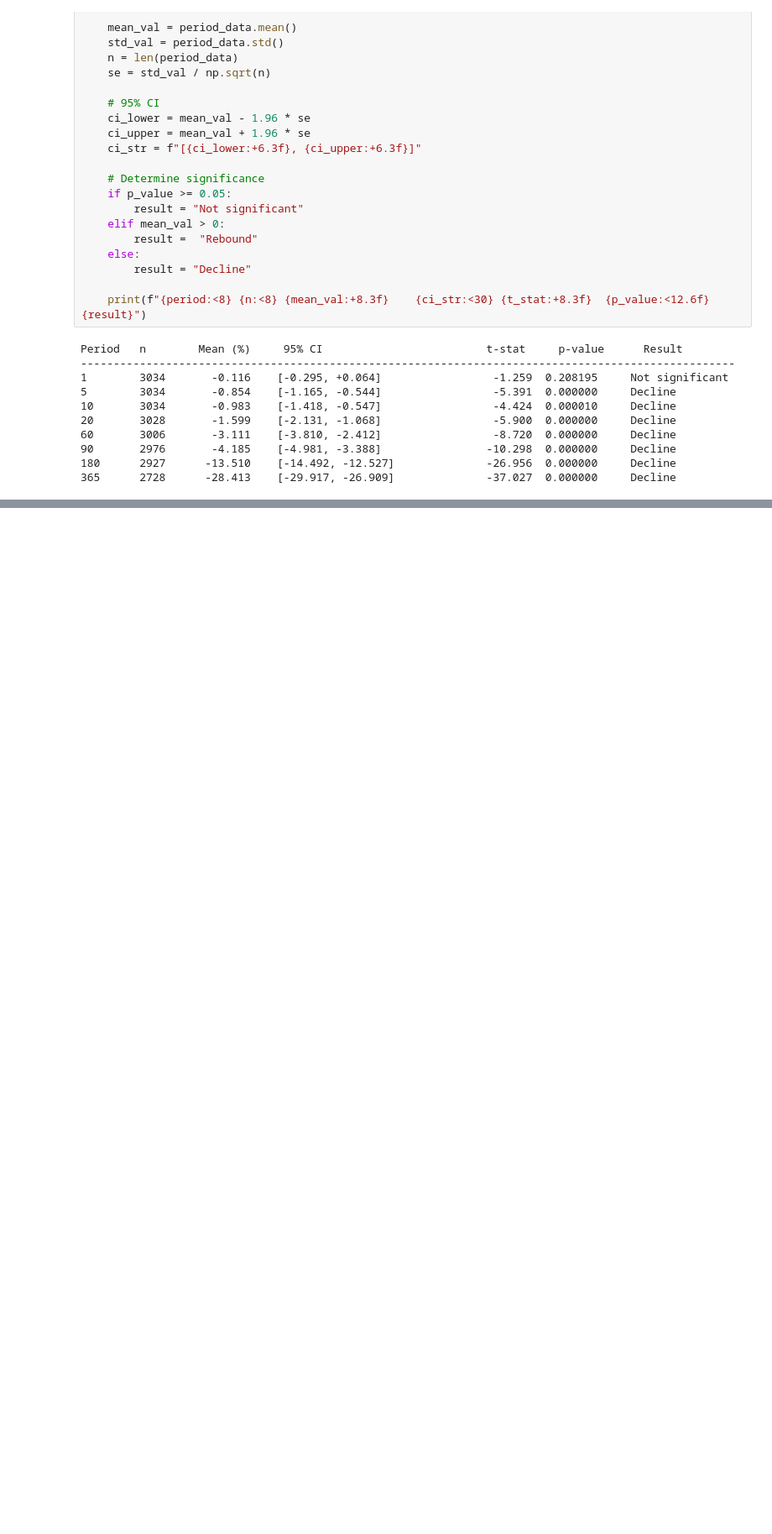
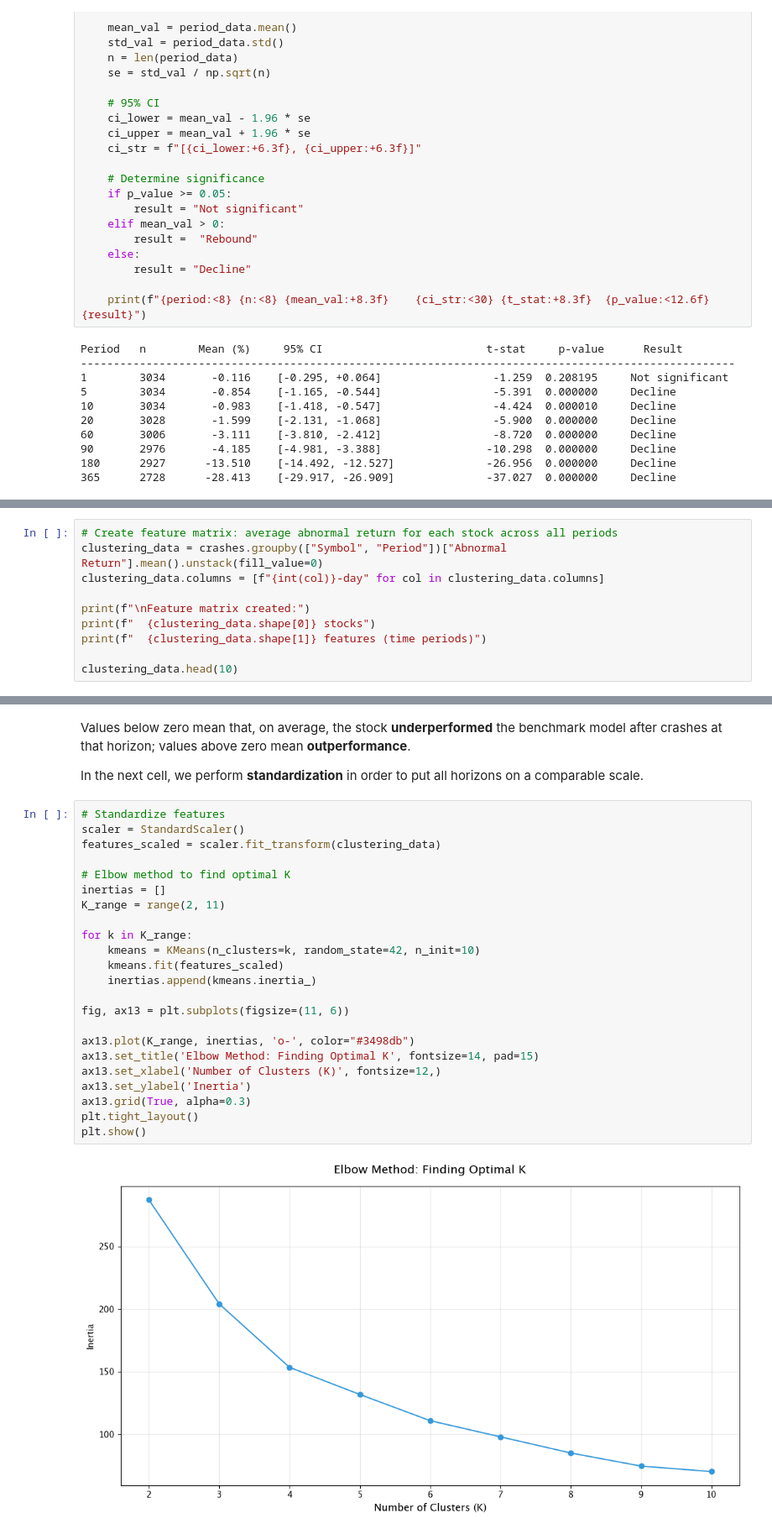
Before and after one commit to yannzg/sp500-rebounds, a Jupyter notebook: analysis.ipynb, the cells around one changed output, grey strips where cells are left out. Shown at 84% size. Cells and saved outputs as stored; diff of their text form; blank space fills up the shorter version.

Commit message:
clustering analysis

```diff
--- a/analysis.ipynb
+++ b/analysis.ipynb
@@ -958,0 +977,10 @@ The magnitude of stock underperformance intensifies over time, which would suppo
+# %%
+# Create feature matrix: average abnormal return for each stock across all periods
+clustering_data = crashes.groupby(["Symbol", "Period"])["Abnormal Return"].mean().unstack(fill_value=0)
+clustering_data.columns = [f"{int(col)}-day" for col in clustering_data.columns]
+
+print(f"\nFeature matrix created:")
+print(f"  {clustering_data.shape[0]} stocks")
+print(f"  {clustering_data.shape[1]} features (time periods)")
+
+clustering_data.head(10)
@@ -958,0 +1003,30 @@ The magnitude of stock underperformance intensifies over time, which would suppo
+# %% [markdown]
+Values below zero mean that, on average, the stock **underperformed** the benchmark model after crashes at that horizon; values above zero mean **outperformance**.
+
+
+In the next cell, we perform **standardization** in order to put all horizons on a comparable scale.
+# %%
+# Standardize features
+scaler = StandardScaler()
+features_scaled = scaler.fit_transform(clustering_data)
+
+# Elbow method to find optimal K
+inertias = []
+K_range = range(2, 11)
+
+for k in K_range:
+    kmeans = KMeans(n_clusters=k, random_state=42, n_init=10)
+    kmeans.fit(features_scaled)
+    inertias.append(kmeans.inertia_)
+
+fig, ax13 = plt.subplots(figsize=(11, 6))
+
+ax13.plot(K_range, inertias, 'o-', color="#3498db")
+ax13.set_title('Elbow Method: Finding Optimal K', fontsize=14, pad=15)
+ax13.set_xlabel('Number of Clusters (K)', fontsize=12,)
+ax13.set_ylabel('Inertia')
+ax13.grid(True, alpha=0.3)
+plt.tight_layout()
+plt.show()
+# %% [output]
+[figure, added]
```
Also changed, not shown: parts of 16 cells of this notebook.
